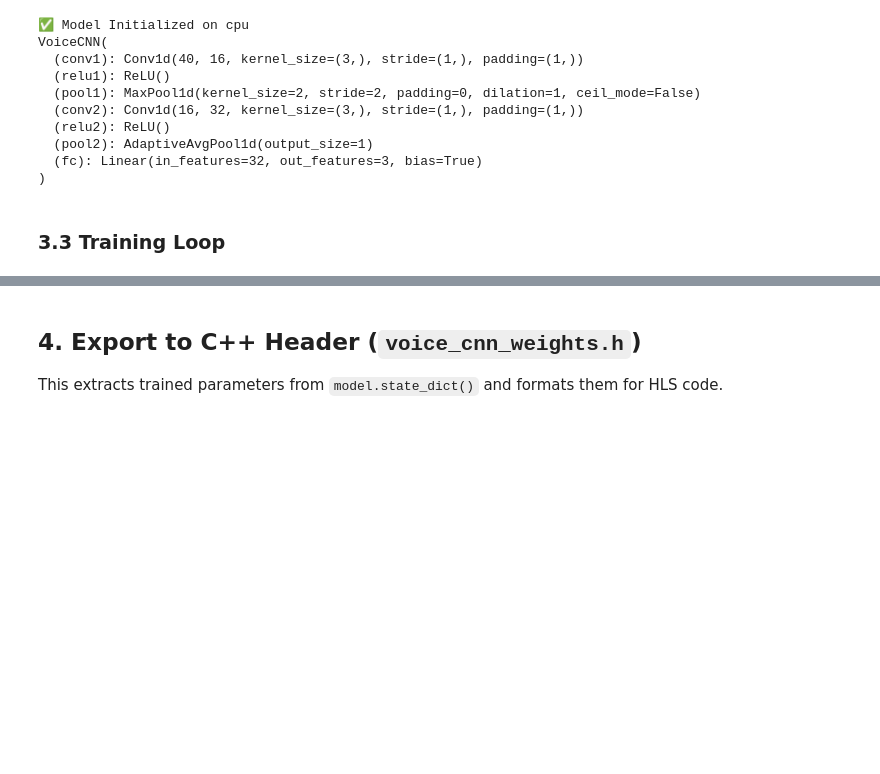
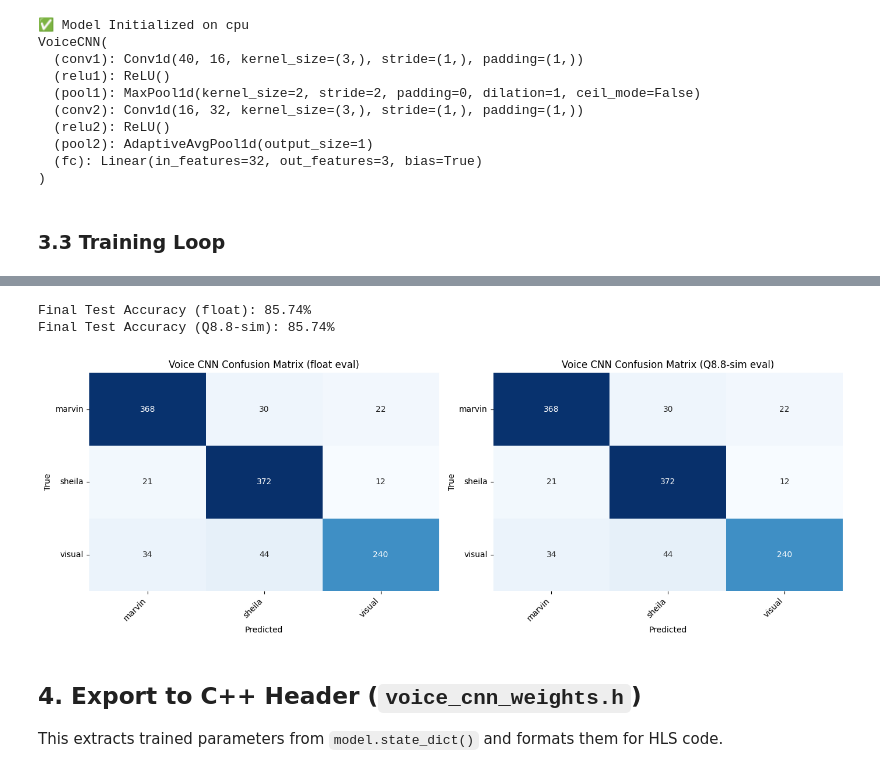
Before and after one commit to Luo-Z-Y/CG4002-AI, a Jupyter notebook: notebooks/train_voice_cnn.ipynb, the cells around one changed output, grey strips where cells are left out. Drawn from its saved outputs; the diff is of its cells as text; code cells hidden in the pictures; blank space fills up the shorter version.

```diff
--- a/notebooks/train_voice_cnn.ipynb
+++ b/notebooks/train_voice_cnn.ipynb
@@ -177,8 +175,11 @@ def scan_audio_dataset(root: Path):
 manifest_df, CLASS_MAP = scan_audio_dataset(AUDIO_DIR)
 manifest_df.to_csv(MANIFEST_CSV, index=False)
 
+ACTIVE_LABELS = [name for name, _id in sorted(CLASS_MAP.items(), key=lambda kv: kv[1])]
+
 print(f'✅ Found {len(manifest_df)} voice samples')
 print('Class map:', CLASS_MAP)
+print('Active voice labels:', ACTIVE_LABELS)
 print(manifest_df.head())
 # %% [output]
 ✅ Found 5714 voice samples
@@ -406,9 +399,9 @@ def build_train_from_base_with_feature_aug(X_seed, y_seed, augment_factor):
     y_out = np.concatenate(labels, axis=0)
     return X_out, y_out
 
-if REUSE_SPLIT_IF_AVAILABLE and TRAIN_NPY.exists() and TEST_NPY.exists() and YTRAIN_NPY.exists() and YTEST_NPY.exists() and MEAN_NPY.exists() and STD_NPY.exists():
+if REUSE_SPLIT_IF_AVAILABLE and TRAIN_NPY.exists() and TEST_NORM_NPY.exists() and YTRAIN_NPY.exists() and YTEST_NPY.exists() and MEAN_NPY.exists() and STD_NPY.exists():
     X_train = np.load(TRAIN_NPY).astype(np.float32)
-    X_test = np.load(TEST_NPY).astype(np.float32)
+    X_test = np.load(TEST_NORM_NPY).astype(np.float32)
     y_train = np.load(YTRAIN_NPY).astype(np.int64)
     y_test = np.load(YTEST_NPY).astype(np.int64)
 
@@ -419,6 +412,10 @@ if REUSE_SPLIT_IF_AVAILABLE and TRAIN_NPY.exists() and TEST_NPY.exists() and YTR
     X_val = X_base[val_idx].astype(np.float32)
     y_val = y_base[val_idx].astype(np.int64)
     X_val = (X_val - train_mean) / train_std
+
+    # Save raw (unnormalized) board input for fused-normalization deployment.
+    X_test_board = X_base[test_idx].astype(np.float32)
+    np.save(BOARD_TEST_NPY, X_test_board)
 
     print('✅ Reused cached train/test split from disk (fast path).')
 else:
@@ -433,6 +430,9 @@ else:
     X_test = X_base[test_idx].astype(np.float32)
     y_test = y_base[test_idx].astype(np.int64)
 
+    # Keep raw test features for board inference when normalization is fused into conv1.
+    X_test_board = X_test.copy()
+
     # Dataset-level normalization (fit on train only)
     train_mean = X_train.mean(axis=(0, 2), keepdims=True)  # [1,40,1]
     train_std = X_train.std(axis=(0, 2), keepdims=True) + 1e-6
@@ -446,12 +446,14 @@ else:
     np.save(STD_NPY, train_std.reshape(-1).astype(np.float32))
 
     np.save(TRAIN_NPY, X_train)
-    np.save(TEST_NPY, X_test)
+    np.save(TEST_NORM_NPY, X_test)
+    np.save(BOARD_TEST_NPY, X_test_board)
     np.save(YTRAIN_NPY, y_train)
     np.save(YTEST_NPY, y_test)
 
 print(f'Shapes: X_train={X_train.shape}, X_val={X_val.shape}, X_test={X_test.shape}')
-print(f'Saved train/test split and mean/std to: {AUDIO_DIR}')
+print(f'Saved split + norm stats to: {AUDIO_DIR}')
+print(f'Board raw test features: {BOARD_TEST_NPY}')
 
 X_train_t = torch.tensor(X_train, dtype=torch.float32).to(device)
 X_val_t = torch.tensor(X_val, dtype=torch.float32).to(device)
@@ -652,3 +628,36 @@ weighted avg     0.8589    0.8574    0.8562      1143
+# %%
+float_acc, y_true, y_pred = evaluate_loader(model, test_loader, quantize_q88=False)
+q88_acc, y_true_q, y_pred_q = evaluate_loader(model, test_loader, quantize_q88=True)
+
+print(f'Final Test Accuracy (float): {float_acc:.2f}%')
+print(f'Final Test Accuracy (Q8.8-sim): {q88_acc:.2f}%')
+
+cm_float = confusion_matrix(y_true, y_pred)
+cm_q88 = confusion_matrix(y_true_q, y_pred_q)
+labels = ACTIVE_LABELS if ('ACTIVE_LABELS' in globals() and len(ACTIVE_LABELS) == cm_float.shape[0]) else [str(i) for i in range(cm_float.shape[0])]
+
+fig, axes = plt.subplots(1, 2, figsize=(14, 5))
+
+sns.heatmap(cm_float, annot=True, fmt='d', cmap='Blues', ax=axes[0], cbar=False)
+axes[0].set_title('Voice CNN Confusion Matrix (float eval)')
+axes[0].set_xlabel('Predicted')
+axes[0].set_ylabel('True')
+axes[0].set_xticklabels(labels, rotation=45, ha='right')
+axes[0].set_yticklabels(labels, rotation=0)
+
+sns.heatmap(cm_q88, annot=True, fmt='d', cmap='Blues', ax=axes[1], cbar=False)
+axes[1].set_title('Voice CNN Confusion Matrix (Q8.8-sim eval)')
+axes[1].set_xlabel('Predicted')
+axes[1].set_ylabel('True')
+axes[1].set_xticklabels(labels, rotation=45, ha='right')
+axes[1].set_yticklabels(labels, rotation=0)
+
+plt.tight_layout()
+plt.show()
+# %% [output]
+Final Test Accuracy (float): 85.74%
+Final Test Accuracy (Q8.8-sim): 85.74%
+[figure, added]
 # %% [markdown]
 ## 4. Export to C++ Header (`voice_cnn_weights.h`)
 This extracts trained parameters from `model.state_dict()` and formats them for HLS code.
```
Also changed, not shown: parts of 9 cells of this notebook, 3 other files.
